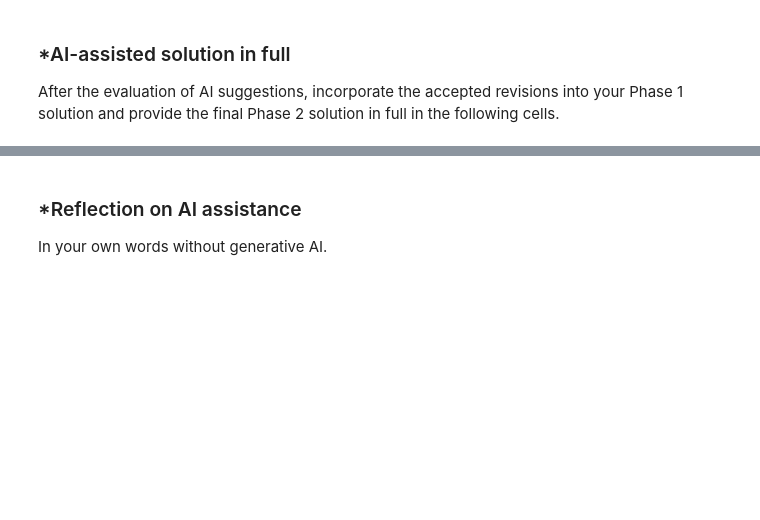
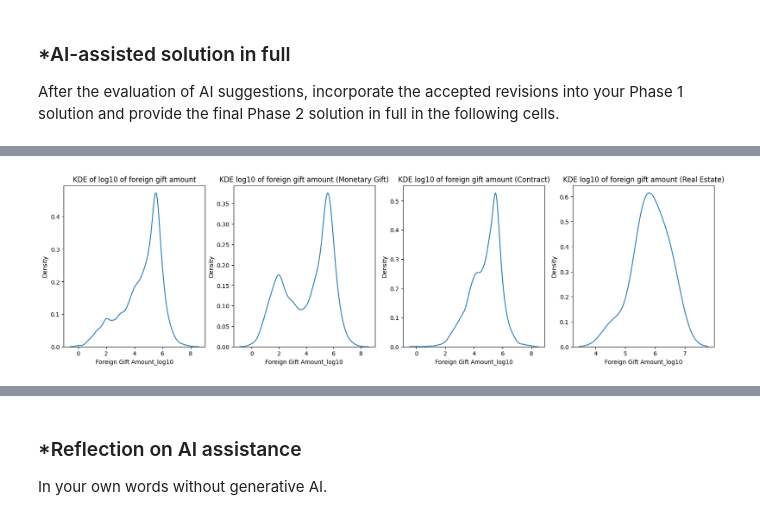
Before and after one commit to micaiahjiarong-beep/A02-eda-and-visualization, a Jupyter notebook: notebook.ipynb, the cells around one changed output, grey strips where cells are left out. Drawn from its saved outputs; the diff is of its cells as text; code cells hidden in the pictures; blank space fills up the shorter version.

```diff
--- a/notebook.ipynb
+++ b/notebook.ipynb
@@ -279,0 +573,32 @@ After the evaluation of AI suggestions, incorporate the accepted revisions into
+# %%
+# 4. Create a kernel density plot of the log of `Foreign Gift Amount`, and then a kernel density plot of the log of `Foreign Gift Amount` conditional on gift type. Do you notice any patterns?
+import seaborn as sns
+
+
+# axes for the plots to go on
+fig, axes = plt.subplots(1, 4, figsize = (20, 5))
+
+
+df["Foreign Gift Amount_log10"] = np.log10(df["Foreign Gift Amount"])
+
+# KDE plot of the log10 of the foreign gift amount
+sns.kdeplot(x=df["Foreign Gift Amount_log10"], bw_method="silverman", label = "Kernel Density Estimate", ax=axes[0])
+axes[0].set(title = "KDE of log10 of foreign gift amount" )
+
+# KDE plot of the log10 of the foreign gift amount conditional on gift type
+# loop iterates through
+axes_index = 1
+for gift_type in df["Gift Type"].unique():
+    df_subset = df[df["Gift Type"] == gift_type]
+    sns.kdeplot(x=df_subset["Foreign Gift Amount_log10"], bw_method="silverman", label = "Kernel Density Estimate", ax=axes[axes_index])
+    axes[axes_index].set(title = f"KDE log10 of foreign gift amount ({gift_type})")
+    axes_index+=1
+
+
+# I note that there appears to be a somewhat bimodal distribution in the overall KDE which is more clearly visible in the monetary gifts category.The contracts
+# category also has a bump which may indicate a slight bimodality (it looks like  a much smaller gaussian distribution overlaid at that point than in the
+# monetary gifts category which looks like two pretty seperated gaussian distributions). Some of the artifacts visible in the overall category are visible as
+# structures in the subcategories. Each one also appears to peak around log_10(amount) ~= 6, which is $1E6. These visualizations seem to corroborate with the
+# extra visualization I did earlier with the arcsinh transformed data.
+# %% [output]
+[figure, added]
```
Also changed, not shown: parts of 19 cells of this notebook.
